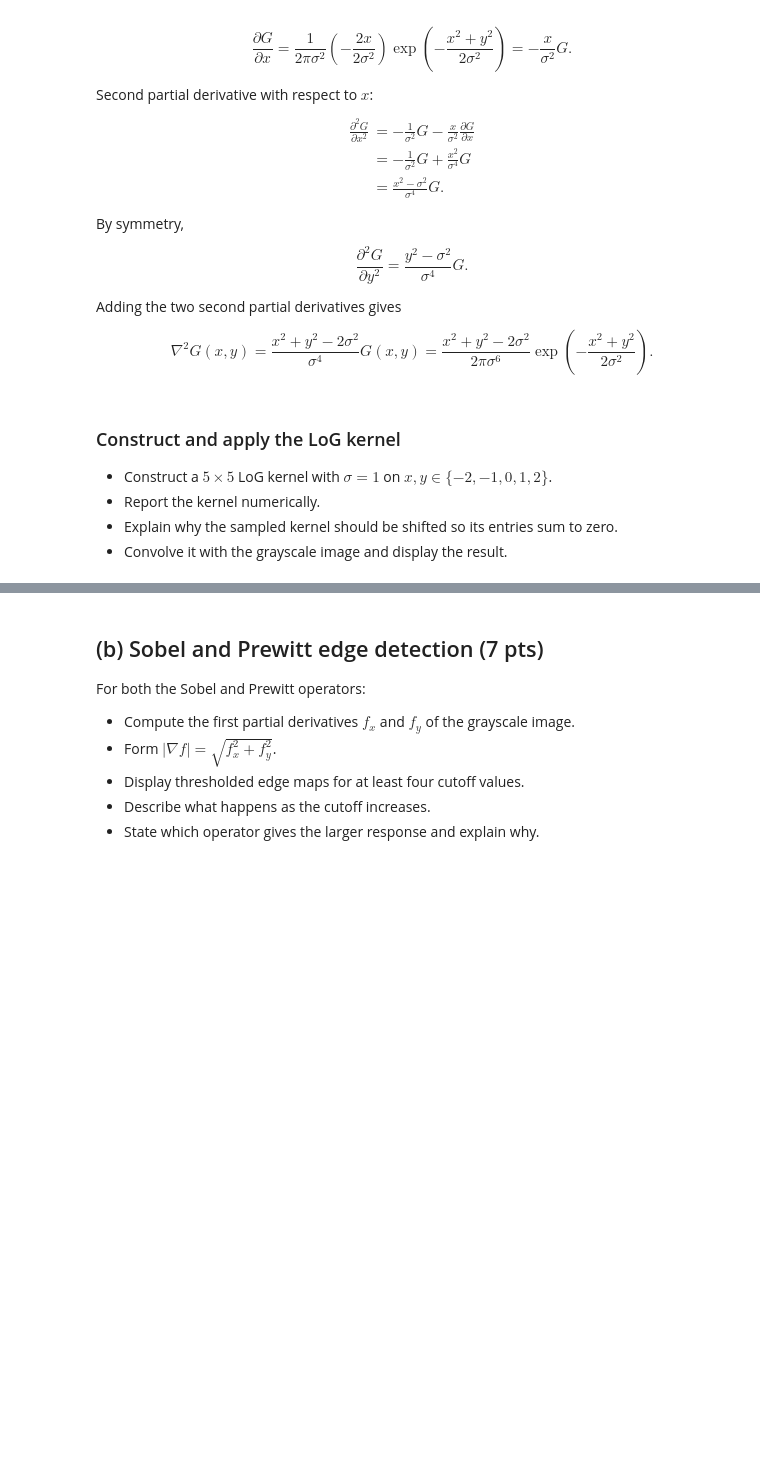
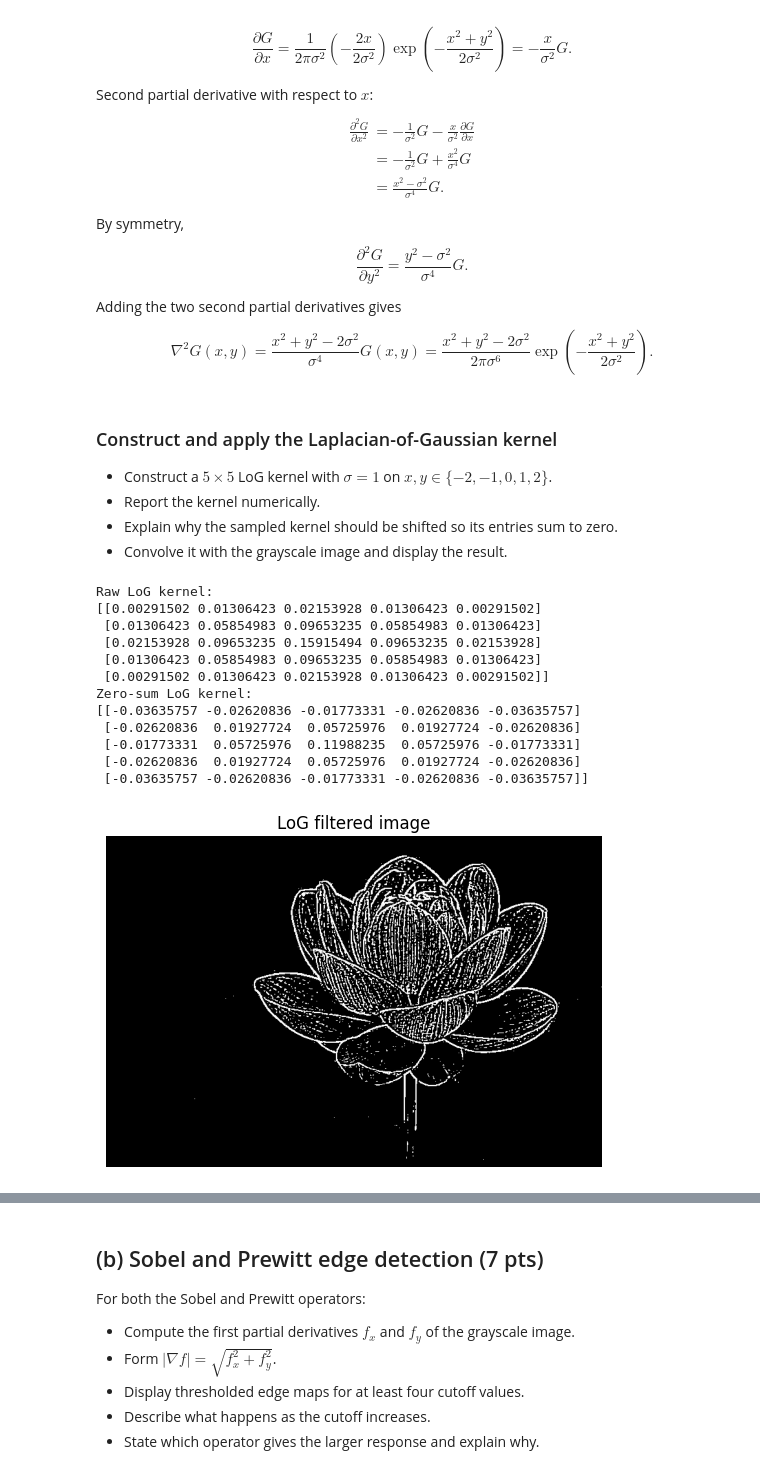
Before and after one commit to kyle-nguyennn/ml-stats-lab, a Jupyter notebook: fda/lab2/Q4_edge_detection_segmentation.ipynb, the cells around one changed output, grey strips where cells are left out. Saved outputs shown, nothing was run; the diff lists cells and outputs as text; code cells hidden in the pictures; blank space fills up the shorter version.

```diff
--- a/fda/lab2/Q4_edge_detection_segmentation.ipynb
+++ b/fda/lab2/Q4_edge_detection_segmentation.ipynb
@@ -60,15 +58,42 @@ $$
 =\frac{x^2+y^2-2\sigma^2}{2\pi\sigma^6}\exp\left(-\frac{x^2+y^2}{2\sigma^2}\right).}
 $$
 # %% [markdown]
-### Construct and apply the LoG kernel
+### Construct and apply the Laplacian-of-Gaussian kernel
 
 - Construct a $5\times5$ LoG kernel with $\sigma=1$ on $x,y\in\{-2,-1,0,1,2\}$.
 - Report the kernel numerically.
 - Explain why the sampled kernel should be shifted so its entries sum to zero.
 - Convolve it with the grayscale image and display the result.
 # %%
-# TODO: Construct, zero-shift, and report the 5 x 5 LoG kernel.
-# TODO: Convolve it with the grayscale image and display the result.
+# 5 x 5 LoG kernel. sigma=1
+sigma = 1
+yy, xx = np.mgrid[-2:3, -2:3]
+log_kernel = (1/(2*np.pi*sigma**2)) * np.exp(-(xx**2 + yy**2) / (2*sigma**2))
+print(f"Raw LoG kernel:\n{log_kernel}")
+# Shift the kernel so its entries sum to zero.
+log_kernel -= log_kernel.mean()
+print(f"Zero-sum LoG kernel:\n{log_kernel}")
+# Convolve it with the grayscale image and display the result.
+flower_gray = np.array(flower.convert("L"))
+flower_log = convolve(flower_gray, log_kernel, mode="reflect")
+plt.imshow(flower_log, cmap="gray")
+plt.title("LoG filtered image")
+plt.axis("off")
+plt.show()
+# %% [output]
+Raw LoG kernel:
+[[0.00291502 0.01306423 0.02153928 0.01306423 0.00291502]
+ [0.01306423 0.05854983 0.09653235 0.05854983 0.01306423]
+ [0.02153928 0.09653235 0.15915494 0.09653235 0.02153928]
+ [0.01306423 0.05854983 0.09653235 0.05854983 0.01306423]
+ [0.00291502 0.01306423 0.02153928 0.01306423 0.00291502]]
+Zero-sum LoG kernel:
+[[-0.03635757 -0.02620836 -0.01773331 -0.02620836 -0.03635757]
+ [-0.02620836  0.01927724  0.05725976  0.01927724 -0.02620836]
+ [-0.01773331  0.05725976  0.11988235  0.05725976 -0.01773331]
+ [-0.02620836  0.01927724  0.05725976  0.01927724 -0.02620836]
+ [-0.03635757 -0.02620836 -0.01773331 -0.02620836 -0.03635757]]
+[figure, added]
 # %% [markdown]
 ### Zero-sum explanation
 
```
Also changed, not shown: parts of 5 cells of this notebook.
